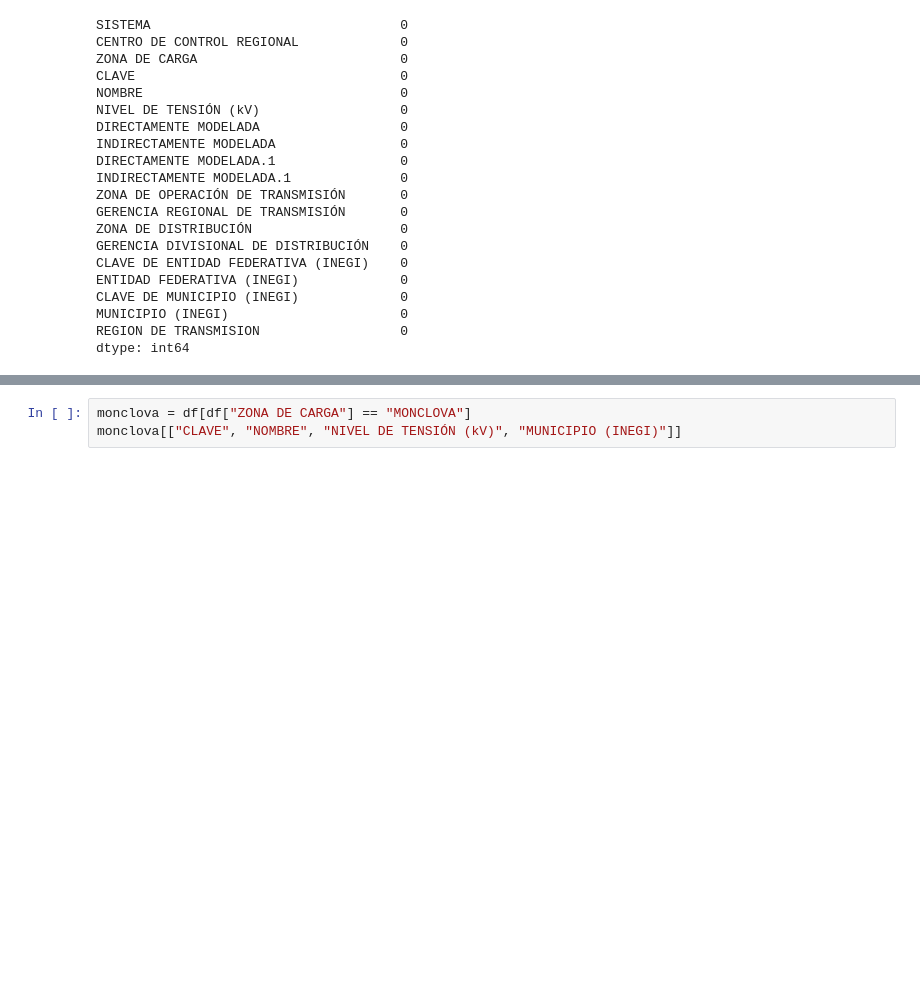
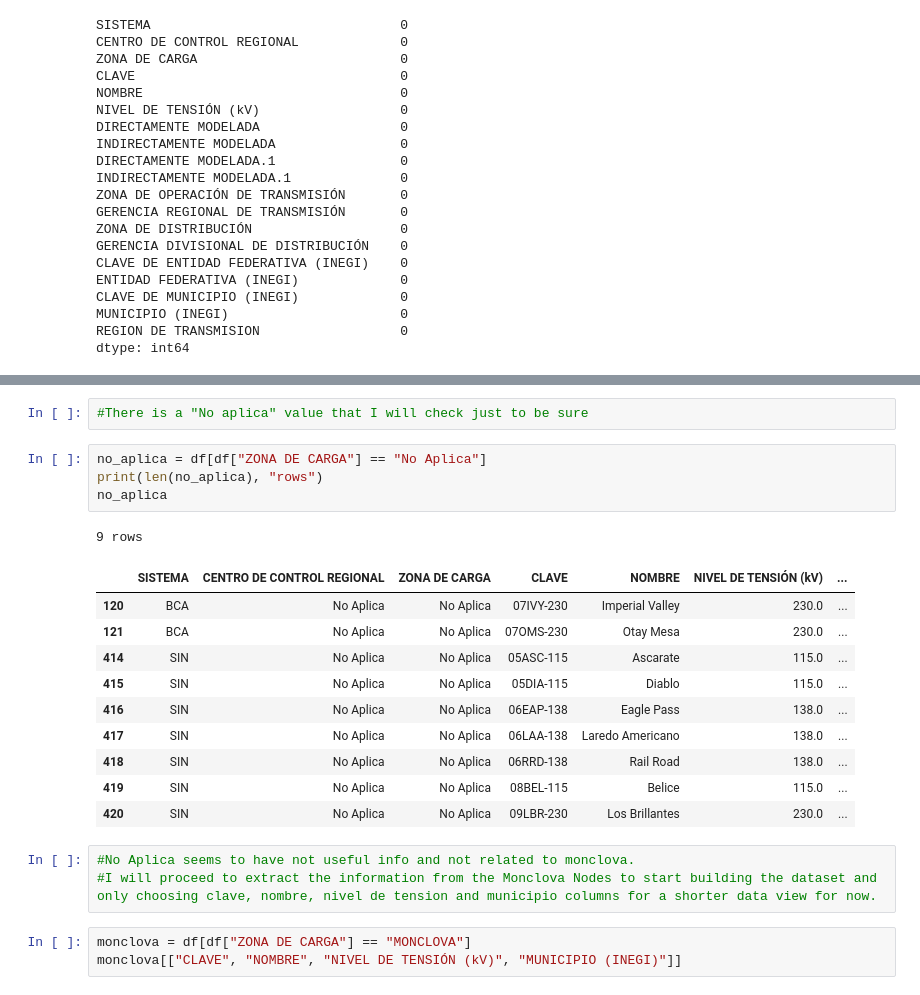
Before and after one commit to zyangarduno/CENACE-CHALLENGE, a Jupyter notebook: notebooks/00_node_catalog.ipynb, the cells around one changed output, grey strips where cells are left out. Saved outputs shown, nothing was run; the diff lists cells and outputs as text; blank space fills up the shorter version.

Commit message:
Data extraction
Data extraction setup complete

```diff
--- a/notebooks/00_node_catalog.ipynb
+++ b/notebooks/00_node_catalog.ipynb
@@ -92,3 +135,24 @@ dtype: int64
+# %%
+#There is a "No aplica" value that I will check just to be sure
+# %%
+no_aplica = df[df["ZONA DE CARGA"] == "No Aplica"]
+print(len(no_aplica), "rows")
+no_aplica
+# %% [output]
+9 rows
+|  | SISTEMA | CENTRO DE CONTROL REGIONAL | ZONA DE CARGA | CLAVE | NOMBRE | NIVEL DE TENSIÓN (kV) | ... |
+| 120 | BCA | No Aplica | No Aplica | 07IVY-230 | Imperial Valley | 230.0 | ... |
+| 121 | BCA | No Aplica | No Aplica | 07OMS-230 | Otay Mesa | 230.0 | ... |
+| 414 | SIN | No Aplica | No Aplica | 05ASC-115 | Ascarate | 115.0 | ... |
+| 415 | SIN | No Aplica | No Aplica | 05DIA-115 | Diablo | 115.0 | ... |
+| 416 | SIN | No Aplica | No Aplica | 06EAP-138 | Eagle Pass | 138.0 | ... |
+| 417 | SIN | No Aplica | No Aplica | 06LAA-138 | Laredo Americano | 138.0 | ... |
+| 418 | SIN | No Aplica | No Aplica | 06RRD-138 | Rail Road | 138.0 | ... |
+| 419 | SIN | No Aplica | No Aplica | 08BEL-115 | Belice | 115.0 | ... |
+| 420 | SIN | No Aplica | No Aplica | 09LBR-230 | Los Brillantes | 230.0 | ... |
+# %%
+#No Aplica seems to have not useful info and not related to monclova.
+#I will proceed to extract the information from the Monclova Nodes to start building the dataset and only choosing clave, nombre, nivel de tension and municipio columns for a shorter data view for now.
 # %%
 monclova = df[df["ZONA DE CARGA"] == "MONCLOVA"]
 monclova[["CLAVE", "NOMBRE", "NIVEL DE TENSIÓN (kV)", "MUNICIPIO (INEGI)"]]
```
Also changed, not shown: parts of 5 cells of this notebook, 4 other files.
